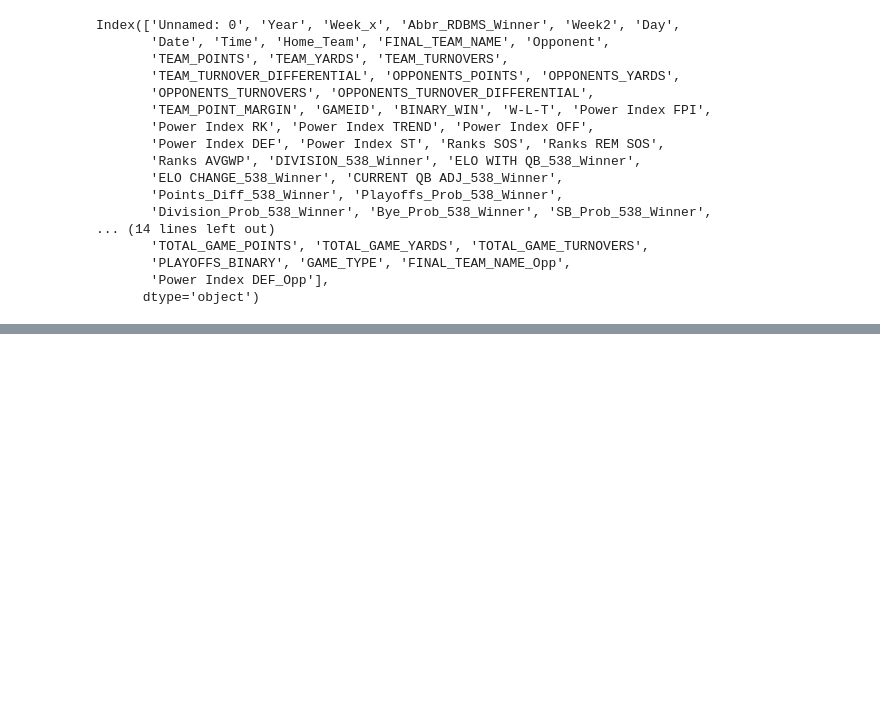
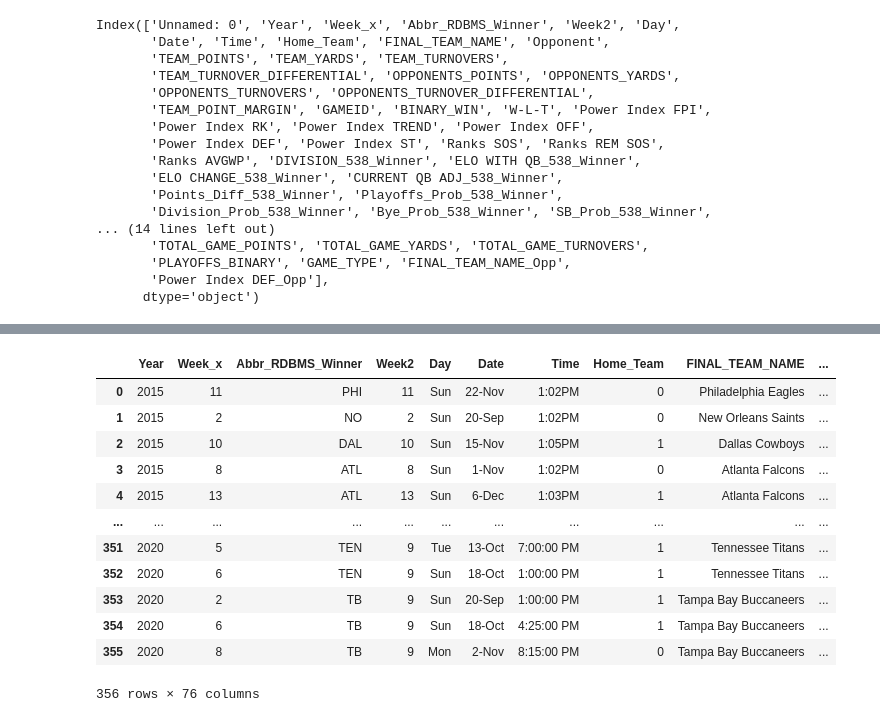
Before and after one commit to adithyav09/NFL-Big-Data-Bowl-2021.github.io, a Jupyter notebook: FinalModel/MachineLearningModels.ipynb, the cells around one changed output, grey strips where cells are left out. Saved outputs shown, nothing was run; the diff lists cells and outputs as text; code cells hidden in the pictures; blank space fills up the shorter version.

```diff
--- a/FinalModel/MachineLearningModels.ipynb
+++ b/FinalModel/MachineLearningModels.ipynb
@@ -1832,0 +2941,2 @@ Index(['Unnamed: 0', 'Year', 'Week_x', 'Abbr_RDBMS_Winner', 'Week2', 'Day',
+# %%
+fpi = pd.read_csv("../2015-2020_FPI.csv")
@@ -1832,0 +2959,22 @@ Index(['Unnamed: 0', 'Year', 'Week_x', 'Abbr_RDBMS_Winner', 'Week2', 'Day',
+# %%
+missing = stats2[(stats2.Opponent.str.startswith("Tampa") | stats2.Opponent.str.startswith("Tenn")) | (stats2.FINAL_TEAM_NAME.str.startswith("Tampa") | stats2.FINAL_TEAM_NAME.str.startswith("Tenn"))]
+# %%
+fpi = fpi.loc[:, ["Year ", "TEAM", "Power Index DEF"]]
+# %%
+new_Df = pd.merge(missing, fpi, left_on=["Opponent", "Year"], right_on=["TEAM", "Year "], suffixes=("", "_Opp"))
+# %%
+new_Df
+# %% [output]
+|  | Year | Week_x | Abbr_RDBMS_Winner | Week2 | Day | Date | Time | Home_Team | FINAL_TEAM_NAME | ... |
+| 0 | 2015 | 11 | PHI | 11 | Sun | 22-Nov | 1:02PM | 0 | Philadelphia Eagles | ... |
+| 1 | 2015 | 2 | NO | 2 | Sun | 20-Sep | 1:02PM | 0 | New Orleans Saints | ... |
+| 2 | 2015 | 10 | DAL | 10 | Sun | 15-Nov | 1:05PM | 1 | Dallas Cowboys | ... |
+| 3 | 2015 | 8 | ATL | 8 | Sun | 1-Nov | 1:02PM | 0 | Atlanta Falcons | ... |
+| 4 | 2015 | 13 | ATL | 13 | Sun | 6-Dec | 1:03PM | 1 | Atlanta Falcons | ... |
+| ... | ... | ... | ... | ... | ... | ... | ... | ... | ... | ... |
+| 351 | 2020 | 5 | TEN | 9 | Tue | 13-Oct | 7:00:00 PM | 1 | Tennessee Titans | ... |
+| 352 | 2020 | 6 | TEN | 9 | Sun | 18-Oct | 1:00:00 PM | 1 | Tennessee Titans | ... |
+| 353 | 2020 | 2 | TB | 9 | Sun | 20-Sep | 1:00:00 PM | 1 | Tampa Bay Buccaneers | ... |
+| 354 | 2020 | 6 | TB | 9 | Sun | 18-Oct | 4:25:00 PM | 1 | Tampa Bay Buccaneers | ... |
+| 355 | 2020 | 8 | TB | 9 | Mon | 2-Nov | 8:15:00 PM | 0 | Tampa Bay Buccaneers | ... |
+356 rows × 76 columns
```
Also changed, not shown: parts of 209 cells of this notebook, 5 other files.
